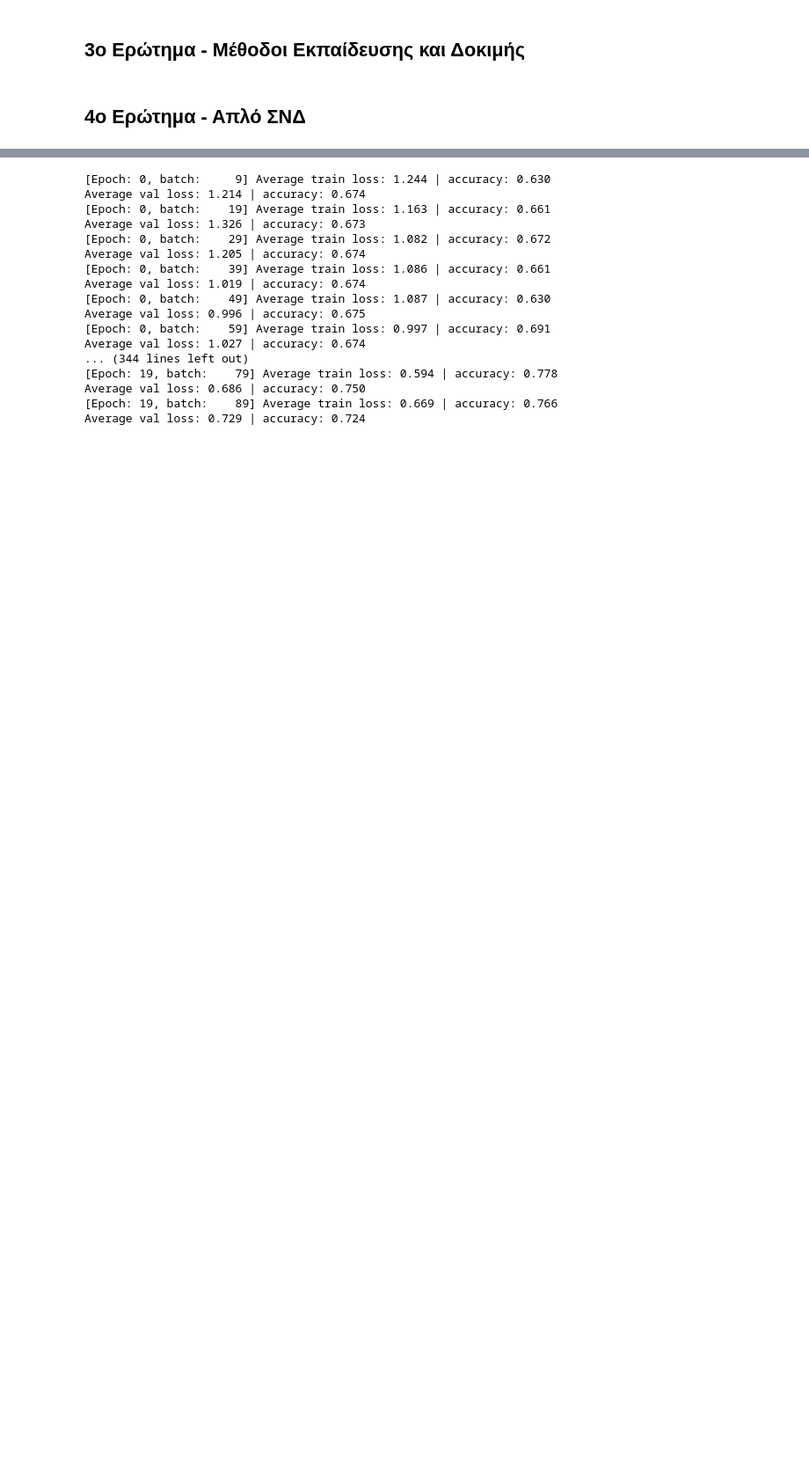
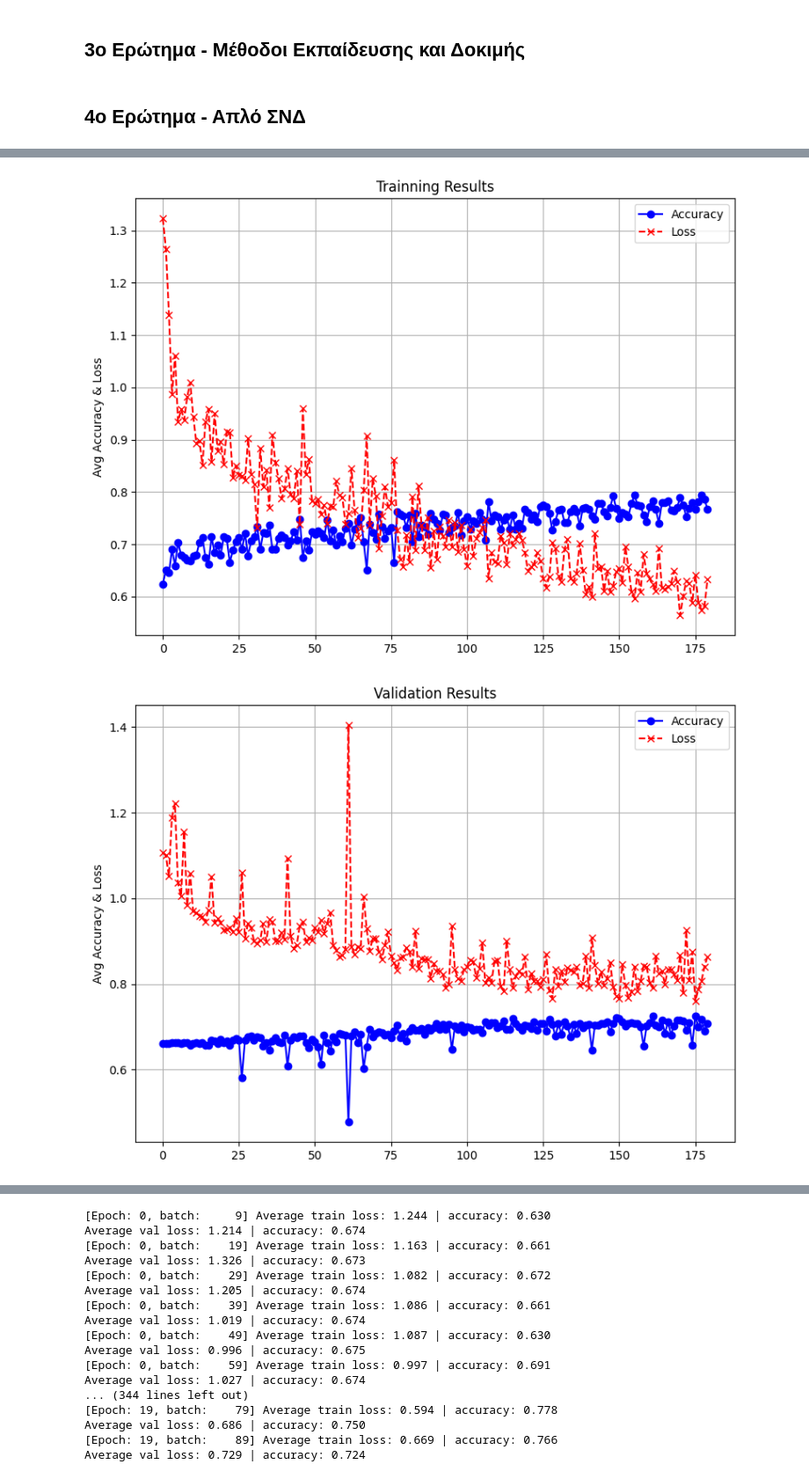
Before and after one commit to manouslinard/datascience-ml-hua, a Jupyter notebook: ML_Assignment2.ipynb, the cells around one changed output, grey strips where cells are left out. Shown at 88% size. Drawn from its saved outputs; the diff is of its cells as text; code cells hidden in the pictures; blank space fills up the shorter version.

```diff
--- a/ML_Assignment2.ipynb
+++ b/ML_Assignment2.ipynb
@@ -264,3 +275,40 @@ class SimpleModel(nn.Module):
         # print(x.shape)
         x = self.fc(x)
         return x
+# %%
+device = ("cuda" if torch.cuda.is_available()
+          else "mps" if torch.backends.mps.is_available()
+          else "cpu")
+# print(device)
+m, n = 50, 62
+
+transform = transforms.Compose([
+   transforms.Resize((m, n), antialias=True),
+   transforms.Normalize((0.5, 0.5, 0.5), (0.5, 0.5, 0.5))
+])
+
+dataset = MLProject2Dataset(data_dir, transform=transform)
+
+train_size = int(0.6 * len(dataset))
+valid_size = int(0.1 * len(dataset))
+test_size = len(dataset) - train_size - valid_size
+
+torch.manual_seed(42)
+# train_dataset, valid_dataset, test_dataset = random_split(dataset, [train_size, valid_size, test_size])
+train_dataset, valid_dataset, test_dataset = split_lesion(dataset, train_size, valid_size, test_size)
+
+BATCH_SIZE = 64
+trainloader = DataLoader(train_dataset, batch_size=BATCH_SIZE, shuffle=True)
+valloader = DataLoader(valid_dataset, batch_size=BATCH_SIZE, shuffle=True)
+testloader = DataLoader(test_dataset, batch_size=BATCH_SIZE, shuffle=True)
+
+net = SimpleModel().to(device)
+loss = nn.CrossEntropyLoss()
+optimizer = optim.SGD(net.parameters(), lr=0.1)
+
+# Summary of our model
+# summary(net, (3, m, n))
+
+train_net(net, trainloader, valloader, epochs=20, optimizer=optimizer, loss=loss, device=device)
+test_net(net, testloader, loss, device)
+# %% [output]
@@ -266,0 +332,2 @@ class SimpleModel(nn.Module):
+[figure, added]
+[figure, added]
```
Also changed, not shown: parts of 12 cells of this notebook.
